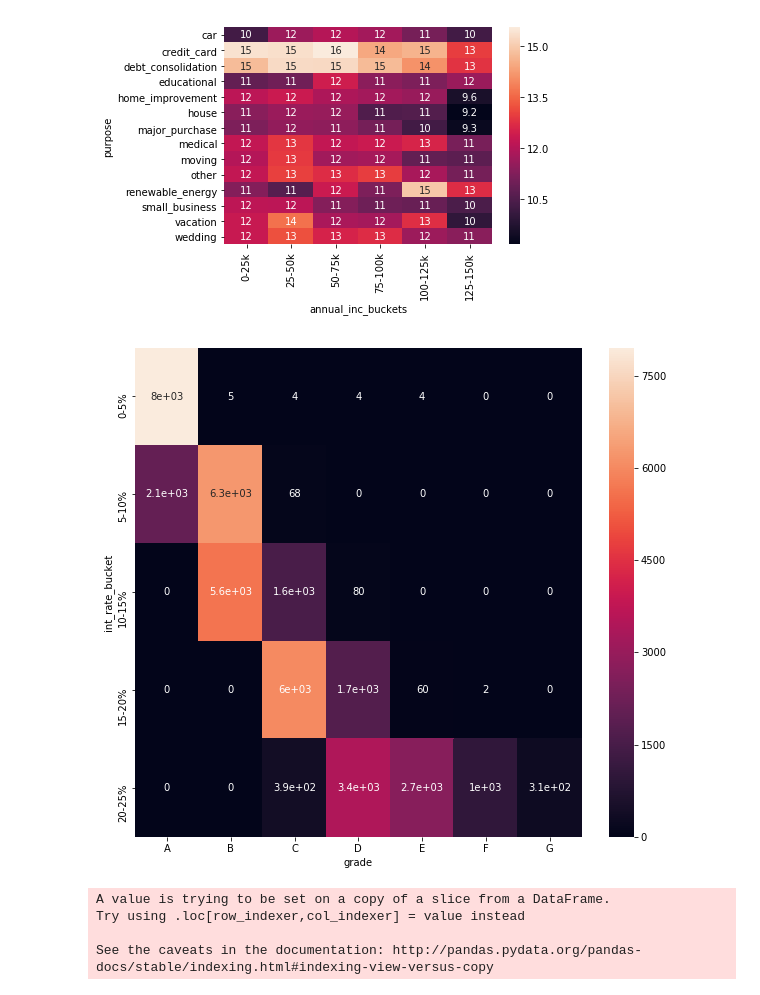
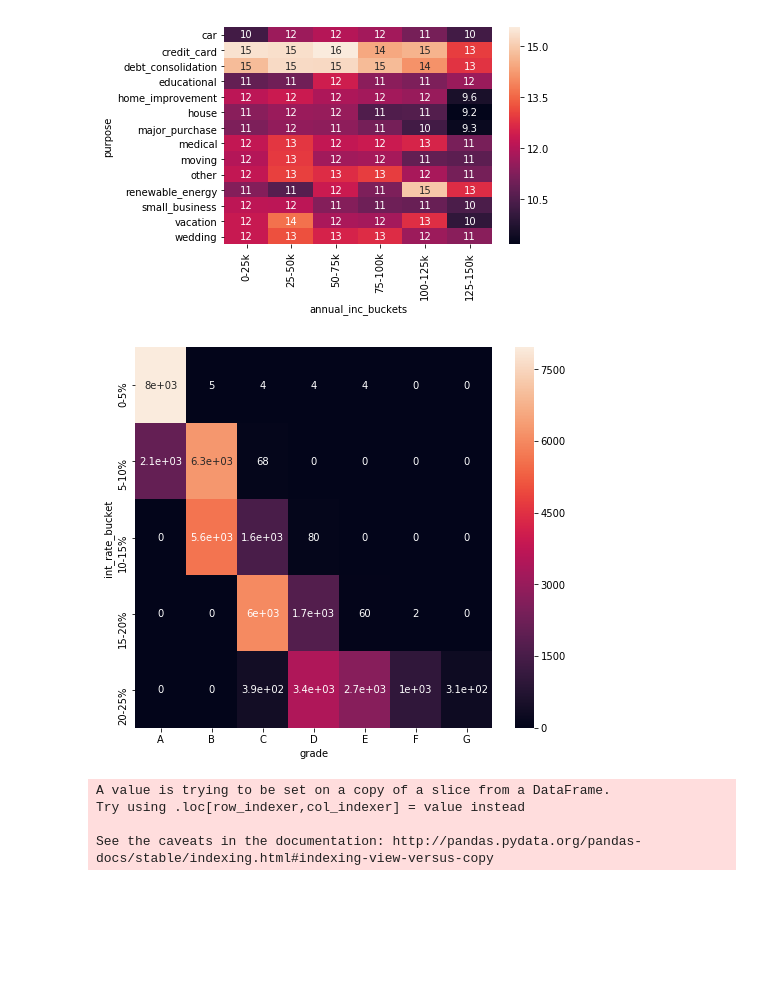
Before and after one commit to RakshithaBS/LendingClubCaseStudy, a Jupyter notebook: RakshithaBS.ipynb, the cells around one changed output. Cells and saved outputs as stored; diff of their text form; code cells hidden in the pictures; blank space fills up the shorter version.

```diff
--- a/RakshithaBS.ipynb
+++ b/RakshithaBS.ipynb
@@ -468,13 +470,13 @@ plt.show()
 # %%
 ## relationship between grade and interest rate
 res3=df1.groupby(by=['int_rate_bucket','grade'])['grade'].count().unstack().fillna(0)
-plt.figure(figsize=(10,9))
+plt.figure(figsize=(8,7))
 sns.heatmap(res3,annot=True)
 plt.show()
 
 ## grade A has low interest rate and grade G has high interest rate
 # %% [output]
-[figure, old version]
+[figure, new version]
 # %%
 ## loan purpose and funded amount
 df1['funded_amnt_bucket']=pd.qcut(x=df1['funded_amnt'],labels=['0-7k','8-14k','15-21k','21-28k','29-35k'],q=5)
```
Also changed, not shown: parts of 7 cells of this notebook.
